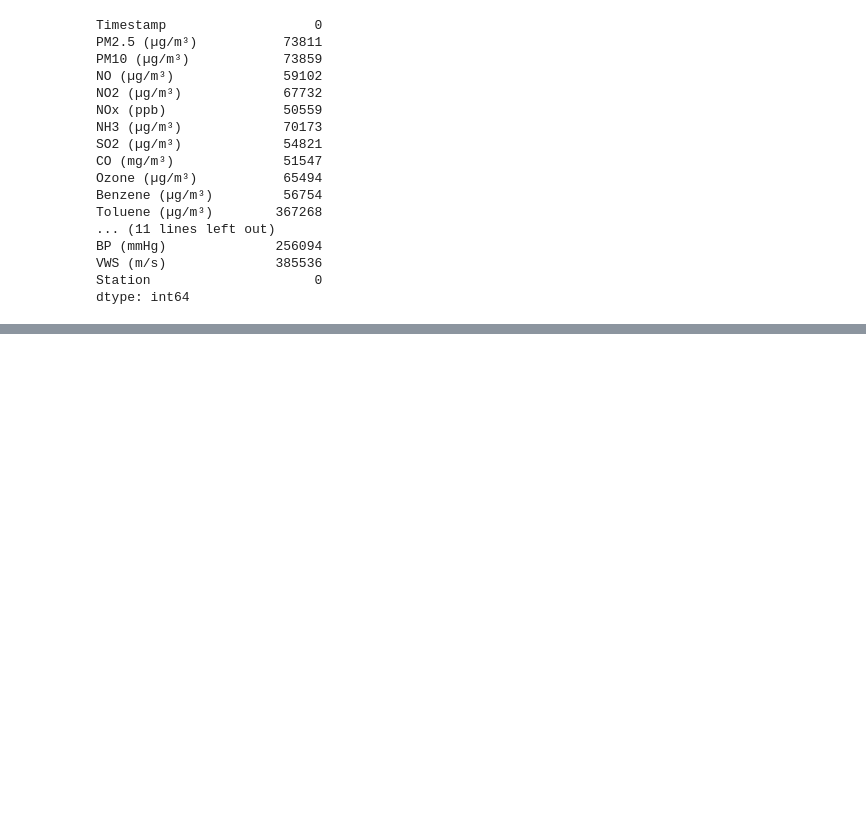
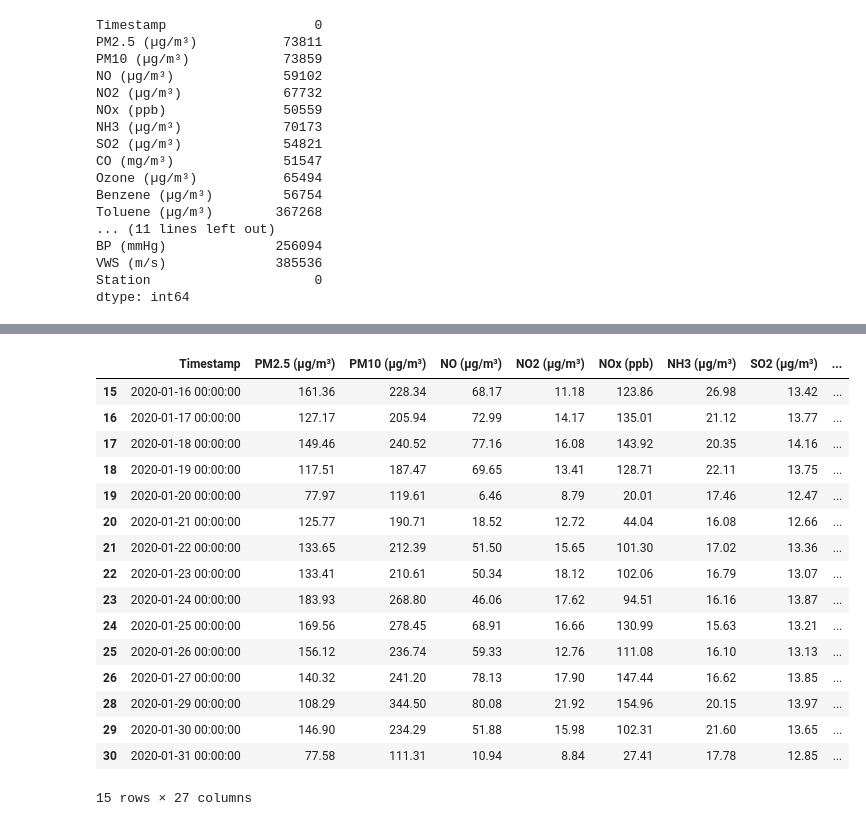
Before and after one commit to GullibleSandwich/ML-Project-CS361, a Jupyter notebook: preprocessing.ipynb, the cells around one changed output, grey strips where cells are left out. Cells and saved outputs as stored; diff of their text form; code cells hidden in the pictures; blank space fills up the shorter version.

Commit message:
AQI calculated

```diff
--- a/preprocessing.ipynb
+++ b/preprocessing.ipynb
@@ -132,0 +340,20 @@ df_15m.head()
+# %%
+## O3 Sub-Index calculation
+def get_O3_subindex(x):
+    if x <= 50:
+        return x * 50 / 50
+    elif x <= 100:
+        return 50 + (x - 50) * 50 / 50
+    elif x <= 168:
+        return 100 + (x - 100) * 100 / 68
+    elif x <= 208:
+        return 200 + (x - 168) * 100 / 40
+    elif x <= 748:
+        return 300 + (x - 208) * 100 / 539
+    elif x > 748:
+        return 400 + (x - 400) * 100 / 539
+    else:
+        return 0
+
+df_1d_clean["O3_SubIndex"] = df_1d_clean["O3_8hr_max"].apply(lambda x: get_O3_subindex(x))
+df_15m_clean["O3_SubIndex"] = df_15m_clean["O3_8hr_max"].apply(lambda x: get_O3_subindex(x))
@@ -132,0 +380,51 @@ df_15m.head()
+# %%
+# AQI bucketing function
+def get_AQI_bucket(x):
+    if x <= 50:
+        return "Good"
+    elif x <= 100:
+        return "Satisfactory"
+    elif x <= 200:
+        return "Moderate"
+    elif x <= 300:
+        return "Poor"
+    elif x <= 400:
+        return "Very Poor"
+    elif x > 400:
+        return "Severe"
+    else:
+        return np.NaN
+
+df_1d_clean["Checks"] = (df_1d_clean["PM2.5_SubIndex"] > 0).astype(int) + \
+                (df_1d_clean["PM10_SubIndex"] > 0).astype(int) + \
+                (df_1d_clean["SO2_SubIndex"] > 0).astype(int) + \
+                (df_1d_clean["NOx_SubIndex"] > 0).astype(int) + \
+                (df_1d_clean["NH3_SubIndex"] > 0).astype(int) + \
+                (df_1d_clean["CO_SubIndex"] > 0).astype(int) + \
+                (df_1d_clean["O3_SubIndex"] > 0).astype(int)
+
+df_1d_clean["AQI_calculated"] = round(df_1d_clean[["PM2.5_SubIndex", "PM10_SubIndex", "SO2_SubIndex", "NOx_SubIndex",
+                                 "NH3_SubIndex", "CO_SubIndex", "O3_SubIndex"]].max(axis = 1))
+df_1d_clean.loc[df_1d_clean["PM2.5_SubIndex"] + df_1d_clean["PM10_SubIndex"] <= 0, "AQI_calculated"] = np.NaN
+df_1d_clean.loc[df_1d_clean.Checks < 3, "AQI_calculated"] = np.NaN
+
+df_1d_clean["AQI_bucket_calculated"] = df_1d_clean["AQI_calculated"].apply(lambda x: get_AQI_bucket(x))
+df_1d_clean.head(15) # 24+3 cols
+# %% [output]
+|  | Timestamp | PM2.5 (µg/m³) | PM10 (µg/m³) | NO (µg/m³) | NO2 (µg/m³) | NOx (ppb) | NH3 (µg/m³) | SO2 (µg/m³) | ... |
+| 15 | 2020-01-16 00:00:00 | 161.36 | 228.34 | 68.17 | 11.18 | 123.86 | 26.98 | 13.42 | ... |
+| 16 | 2020-01-17 00:00:00 | 127.17 | 205.94 | 72.99 | 14.17 | 135.01 | 21.12 | 13.77 | ... |
+| 17 | 2020-01-18 00:00:00 | 149.46 | 240.52 | 77.16 | 16.08 | 143.92 | 20.35 | 14.16 | ... |
+| 18 | 2020-01-19 00:00:00 | 117.51 | 187.47 | 69.65 | 13.41 | 128.71 | 22.11 | 13.75 | ... |
+| 19 | 2020-01-20 00:00:00 | 77.97 | 119.61 | 6.46 | 8.79 | 20.01 | 17.46 | 12.47 | ... |
+| 20 | 2020-01-21 00:00:00 | 125.77 | 190.71 | 18.52 | 12.72 | 44.04 | 16.08 | 12.66 | ... |
+| 21 | 2020-01-22 00:00:00 | 133.65 | 212.39 | 51.50 | 15.65 | 101.30 | 17.02 | 13.36 | ... |
+| 22 | 2020-01-23 00:00:00 | 133.41 | 210.61 | 50.34 | 18.12 | 102.06 | 16.79 | 13.07 | ... |
+| 23 | 2020-01-24 00:00:00 | 183.93 | 268.80 | 46.06 | 17.62 | 94.51 | 16.16 | 13.87 | ... |
+| 24 | 2020-01-25 00:00:00 | 169.56 | 278.45 | 68.91 | 16.66 | 130.99 | 15.63 | 13.21 | ... |
+| 25 | 2020-01-26 00:00:00 | 156.12 | 236.74 | 59.33 | 12.76 | 111.08 | 16.10 | 13.13 | ... |
+| 26 | 2020-01-27 00:00:00 | 140.32 | 241.20 | 78.13 | 17.90 | 147.44 | 16.62 | 13.85 | ... |
+| 28 | 2020-01-29 00:00:00 | 108.29 | 344.50 | 80.08 | 21.92 | 154.96 | 20.15 | 13.97 | ... |
+| 29 | 2020-01-30 00:00:00 | 146.90 | 234.29 | 51.88 | 15.98 | 102.31 | 21.60 | 13.65 | ... |
+| 30 | 2020-01-31 00:00:00 | 77.58 | 111.31 | 10.94 | 8.84 | 27.41 | 17.78 | 12.85 | ... |
+15 rows × 27 columns
```
Also changed, not shown: parts of 22 cells of this notebook.
